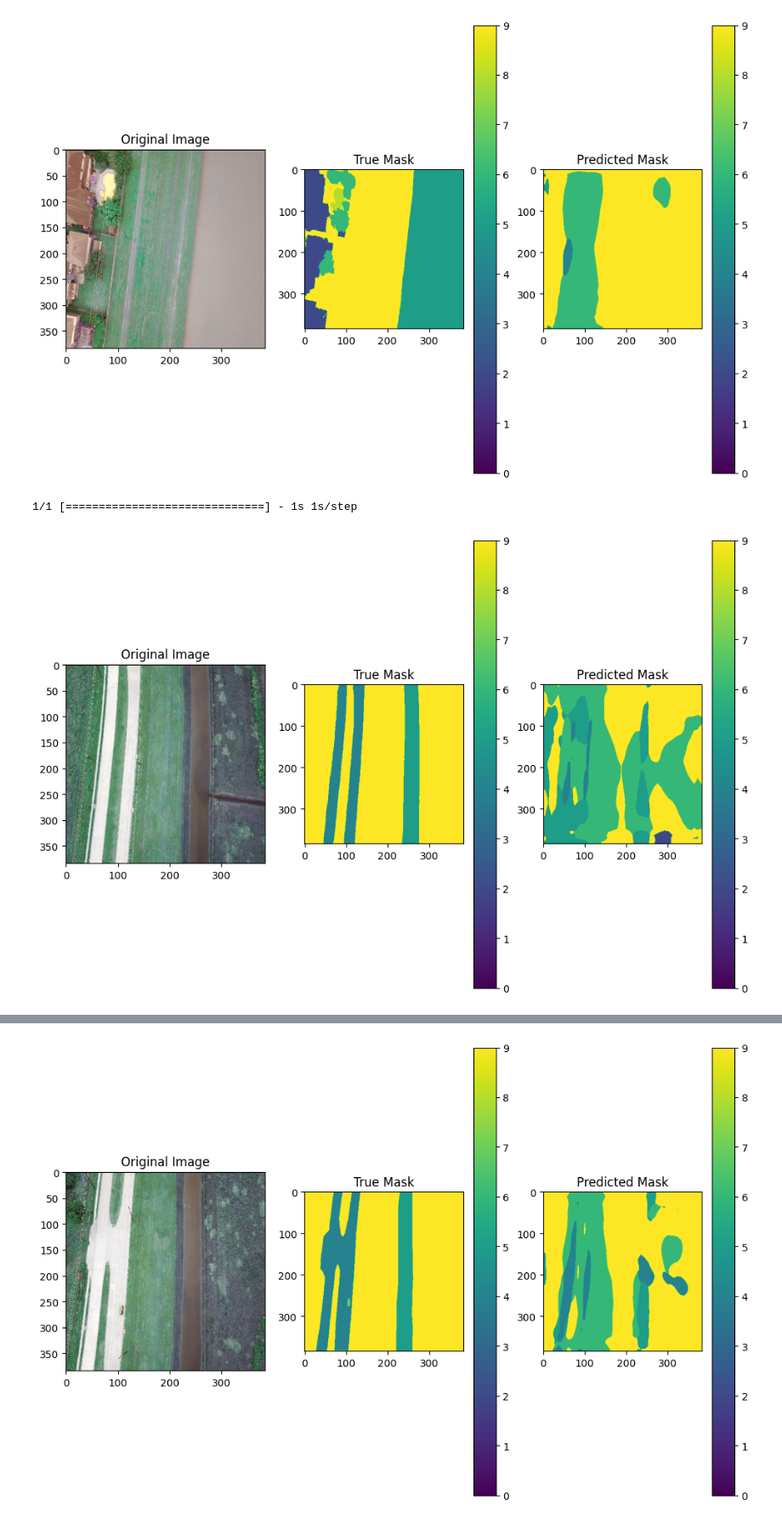
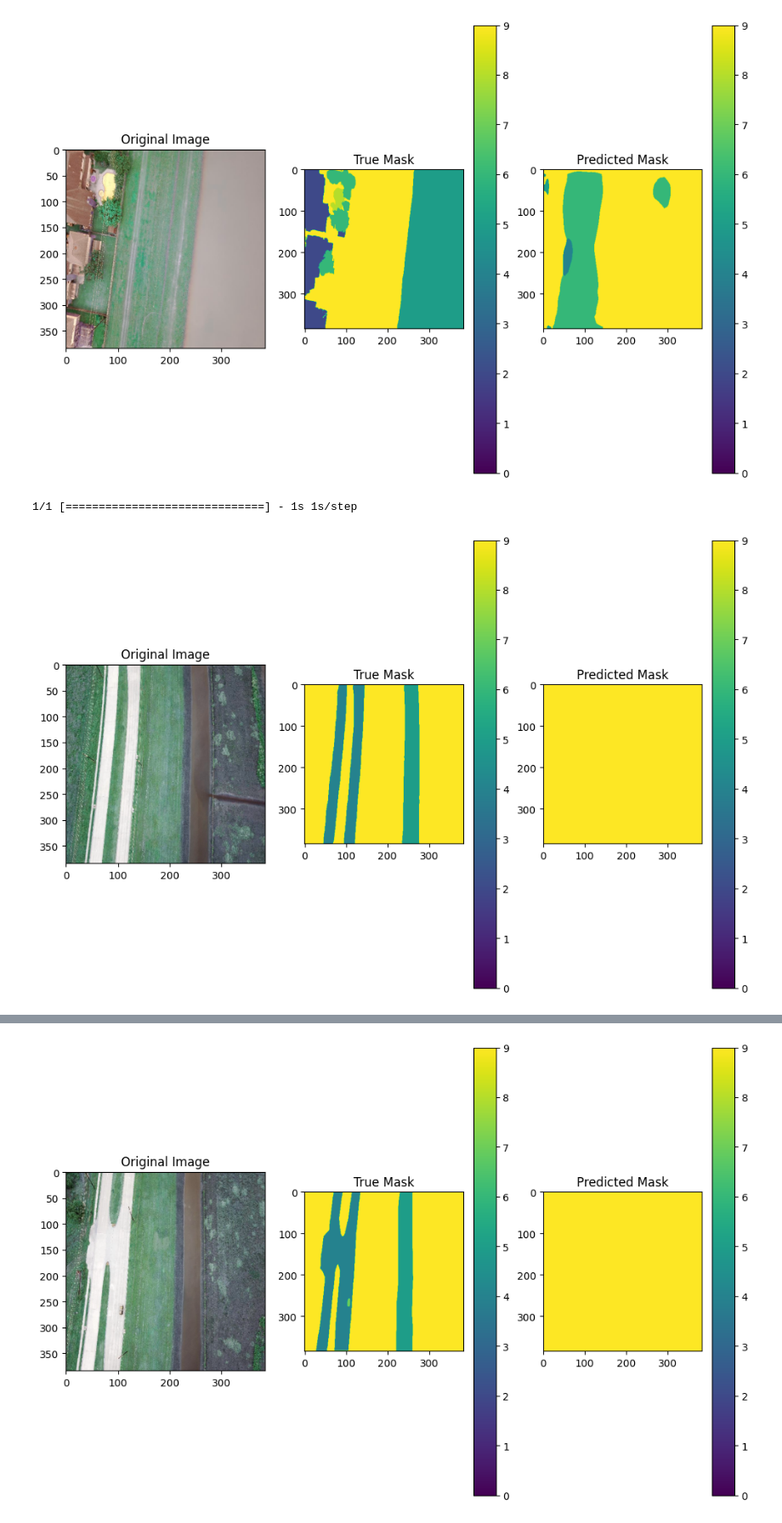
Before and after one commit to GokayToga/FloodNet_Challange-GT, a Jupyter notebook: FloodNet_Challange_GT.ipynb, the cells around one changed output, grey strips where cells are left out. Shown at 85% size. Drawn from its saved outputs; the diff is of its cells as text; code cells hidden in the pictures.

```diff
--- a/FloodNet_Challange_GT.ipynb
+++ b/FloodNet_Challange_GT.ipynb
@@ -1314,9 +1283,11 @@ import numpy as np
 
 from tensorflow.keras.models import load_model
 
-if os.path.exists('model_PSPNet_over.h5'):
+custom_objects = {'dice_loss': dice_loss ,'dice_coefficient': dice_loss }
+
+if os.path.exists('model_checkpoint.h5'):
     # Load the saved model
-     model = load_model('model_PSPNet_over.h5')
+     model = load_model('model_checkpoint.h5', custom_objects=custom_objects)
 
 def visualize_mask(mask, cmap='viridis', vmin=0, vmax=9):
   """Visualizes a one-hot encoded segmentation mask.
@@ -1342,31 +1313,31 @@ def visualize_masks(image, true_mask, predicted_mask, cmap='viridis', vmin=0, vm
   plt.imshow(scaled_image)
   plt.title('Original Image')
 
   # Plot the true mask.
   plt.subplot(1, 3, 2)
   visualize_mask(true_mask, cmap=cmap, vmin=vmin, vmax=vmax)
   plt.title('True Mask')
 
   # Plot the predicted mask.
   plt.subplot(1, 3, 3)
   visualize_mask(predicted_mask, cmap=cmap, vmin=vmin, vmax=vmax)
   plt.title('Predicted Mask')
 
   plt.show()
 
 
 for i, (image, true_mask) in enumerate(test_dataset):
     if i >= 5:
         break  # Stop after processing 5 samples
 
     # Visualize using matplotlib or other visualization libraries
     batch_size = image.shape[0]
 
     # Load the original image, true mask, and predicted mask.
     predicted_mask = model.predict(image)[i-1]
 
     # Visualize the masks.
     visualize_masks(image[i-1], true_mask[i-1], predicted_mask)
 # %% [output]
 1/1 [==============================] - 1s 1s/step
-[figure, old version]
+[figure, new version]
@@ -1374 +1345 @@ for i, (image, true_mask) in enumerate(test_dataset):
-[figure, old version]
+[figure, new version]
```
Also changed, not shown: parts of 2 cells of this notebook.
